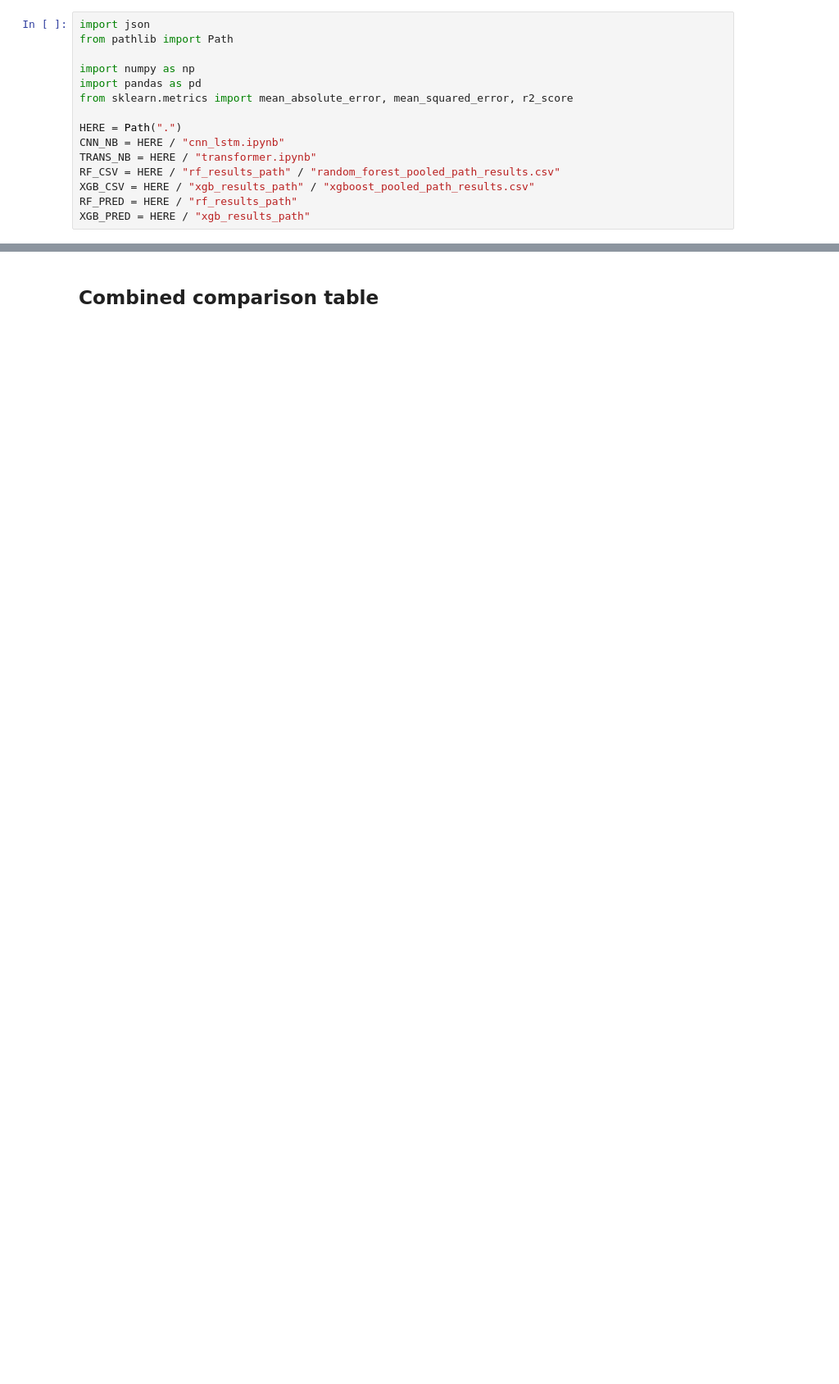
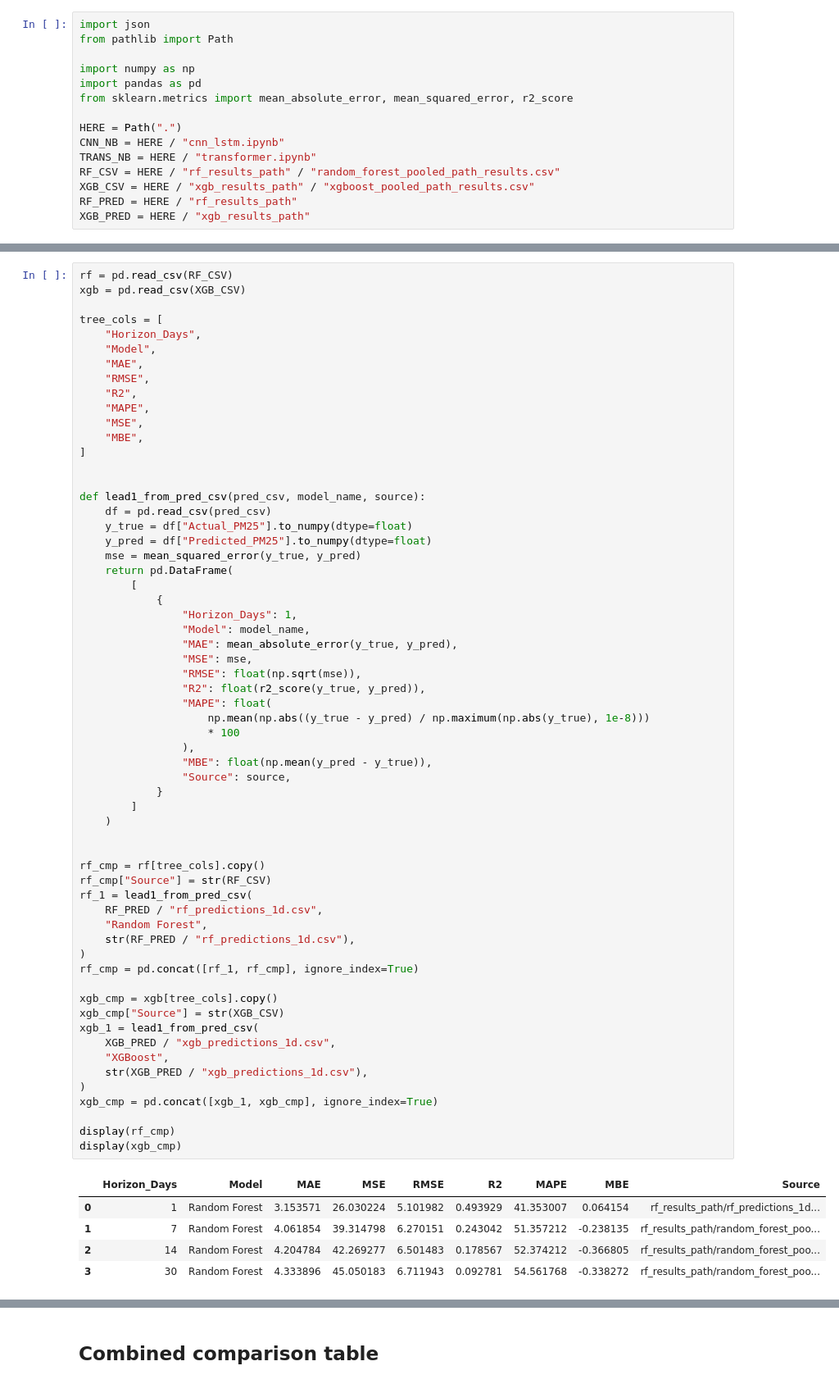
Before and after one commit to Masters-Paper-Forecasting/code, a Jupyter notebook: model_training/pooled_path_comparison.ipynb, the cells around one changed output, grey strips where cells are left out. Shown at 82% size. Cells and saved outputs as stored; diff of their text form; blank space fills up the shorter version.

```diff
--- a/model_training/pooled_path_comparison.ipynb
+++ b/model_training/pooled_path_comparison.ipynb
@@ -114,0 +167,67 @@ display(xgb_cmp)
+# %%
+rf = pd.read_csv(RF_CSV)
+xgb = pd.read_csv(XGB_CSV)
+
+tree_cols = [
+    "Horizon_Days",
+    "Model",
+    "MAE",
+    "RMSE",
+    "R2",
+    "MAPE",
+    "MSE",
+    "MBE",
+]
+
+
+def lead1_from_pred_csv(pred_csv, model_name, source):
+    df = pd.read_csv(pred_csv)
+    y_true = df["Actual_PM25"].to_numpy(dtype=float)
+    y_pred = df["Predicted_PM25"].to_numpy(dtype=float)
+    mse = mean_squared_error(y_true, y_pred)
+    return pd.DataFrame(
+        [
+            {
+                "Horizon_Days": 1,
+                "Model": model_name,
+                "MAE": mean_absolute_error(y_true, y_pred),
+                "MSE": mse,
+                "RMSE": float(np.sqrt(mse)),
+                "R2": float(r2_score(y_true, y_pred)),
+                "MAPE": float(
+                    np.mean(np.abs((y_true - y_pred) / np.maximum(np.abs(y_true), 1e-8)))
+                    * 100
+                ),
+                "MBE": float(np.mean(y_pred - y_true)),
+                "Source": source,
+            }
+        ]
+    )
+
+
+rf_cmp = rf[tree_cols].copy()
+rf_cmp["Source"] = str(RF_CSV)
+rf_1 = lead1_from_pred_csv(
+    RF_PRED / "rf_predictions_1d.csv",
+    "Random Forest",
+    str(RF_PRED / "rf_predictions_1d.csv"),
+)
+rf_cmp = pd.concat([rf_1, rf_cmp], ignore_index=True)
+
+xgb_cmp = xgb[tree_cols].copy()
+xgb_cmp["Source"] = str(XGB_CSV)
+xgb_1 = lead1_from_pred_csv(
+    XGB_PRED / "xgb_predictions_1d.csv",
+    "XGBoost",
+    str(XGB_PRED / "xgb_predictions_1d.csv"),
+)
+xgb_cmp = pd.concat([xgb_1, xgb_cmp], ignore_index=True)
+
+display(rf_cmp)
+display(xgb_cmp)
+# %% [output]
+|  | Horizon_Days | Model | MAE | MSE | RMSE | R2 | MAPE | MBE | Source |
+| 0 | 1 | Random Forest | 3.153571 | 26.030224 | 5.101982 | 0.493929 | 41.353007 | 0.064154 | rf_results_path/rf_predictions_1d... |
+| 1 | 7 | Random Forest | 4.061854 | 39.314798 | 6.270151 | 0.243042 | 51.357212 | -0.238135 | rf_results_path/random_forest_poo... |
+| 2 | 14 | Random Forest | 4.204784 | 42.269277 | 6.501483 | 0.178567 | 52.374212 | -0.366805 | rf_results_path/random_forest_poo... |
+| 3 | 30 | Random Forest | 4.333896 | 45.050183 | 6.711943 | 0.092781 | 54.561768 | -0.338272 | rf_results_path/random_forest_poo... |
```
Also changed, not shown: parts of 10 cells of this notebook, 2 other files.
